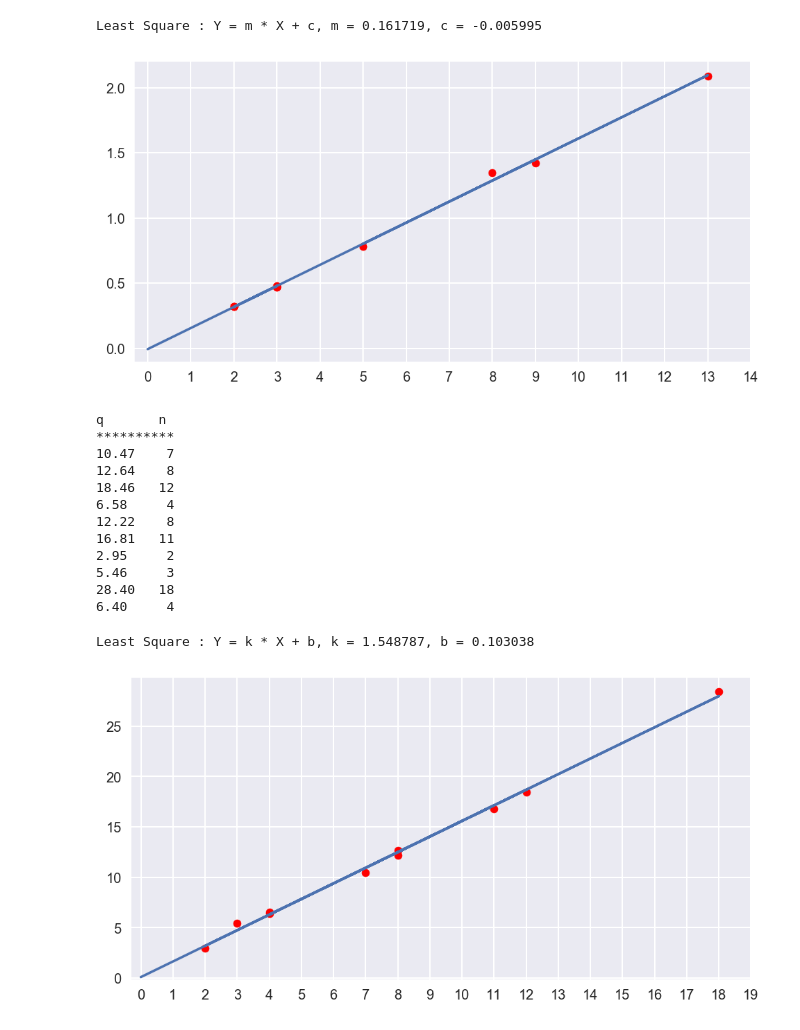
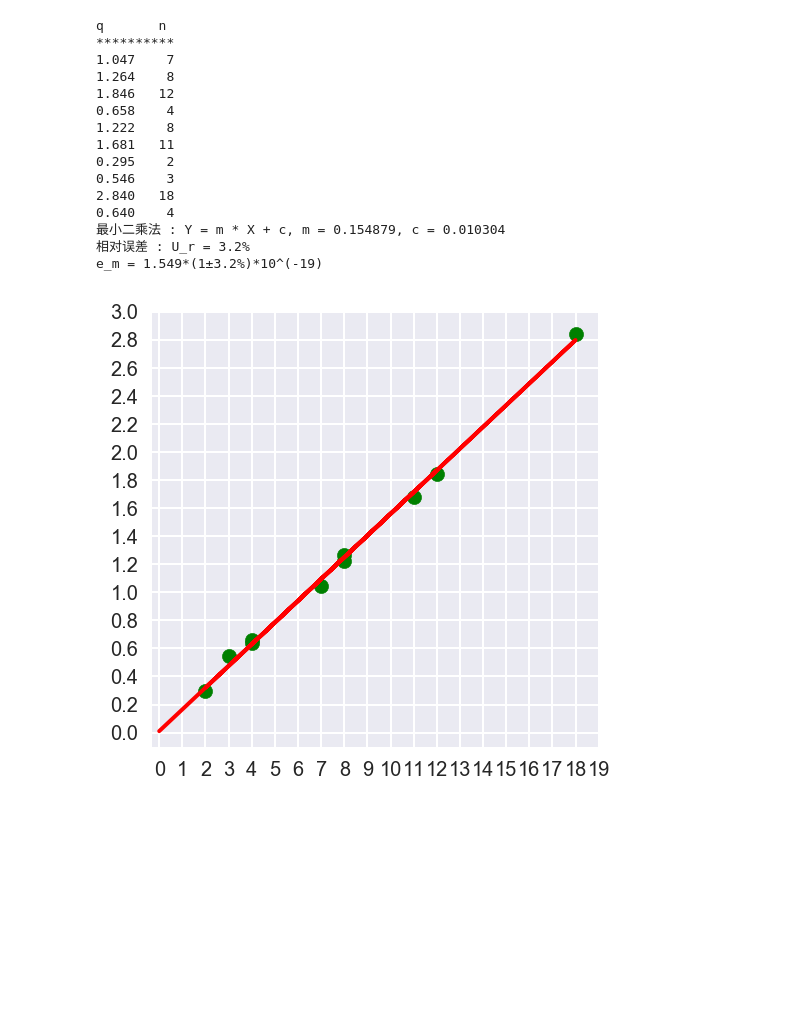
Before and after one commit to Yangjiaxi/pe, a Jupyter notebook: Millikan's oil-drop experiment/Millikan's oil-drop experiment.ipynb, the cells around one changed output. Drawn from its saved outputs; the diff is of its cells as text; code cells hidden in the pictures; blank space fills up the shorter version.

```diff
--- a/Millikan's oil-drop experiment/Millikan's oil-drop experiment.ipynb
+++ b/Millikan's oil-drop experiment/Millikan's oil-drop experiment.ipynb
@@ -176,37 +192,29 @@ data
-# %%
-plotter = BOOM()
-l = [[8.0, 13.0, 5.0, 9.0, 2.0, 2.0, 3.0, 3.0, 2.0, 3.0],
-     [1.35, 2.09, 0.78, 1.42, 0.32, 0.32, 0.48, 0.47, 0.32, 0.47]]
-plotter.plot_res(l)
-# %% [output]
-Least Square : Y = m * X + c, m = 0.161719, c = -0.005995
-[figure, removed]
 # %%
 data = [[10.9,15.3,9.2,17.5,11.1,12.1,22.1,23.0,8.1,24.8],
         [221,108,163,168,184,117,260,132,129,100]]
 sss = BOOM()
 res = [[],[]]
 print("q\tn\n**********")
 for i in range(len(data[0])):
     q, n = sss.out(data[0][i], data[1][i])
-    print("%.2f\t%2d" % (q, n))
+    print("%.3f\t%2d" % (q, n))
     res[0].append(n)
-    res[1].append(round(q,2))
+    res[1].append(round(q, 3))
+sss.plot_res(res)
 # %% [output]
 q       n
 **********
-10.47    7
-12.64    8
-18.46   12
-6.58     4
-12.22    8
-16.81   11
-2.95     2
-5.46     3
-28.40   18
-6.40     4
+1.047    7
+1.264    8
+1.846   12
+0.658    4
+1.222    8
+1.681   11
+0.295    2
+0.546    3
+2.840   18
+0.640    4
+最小二乘法 : Y = m * X + c, m = 0.154879, c = 0.010304
+相对误差 : U_r = 3.2%
+e_m = 1.549*(1±3.2%)*10^(-19)
+[figure, added]
-# %%
-sss.plot_res(res)
-# %% [output]
-Least Square : Y = k * X + b, k = 1.548787, b = 0.103038
-[figure, removed]
```
Also changed, not shown: parts of 6 cells of this notebook.
